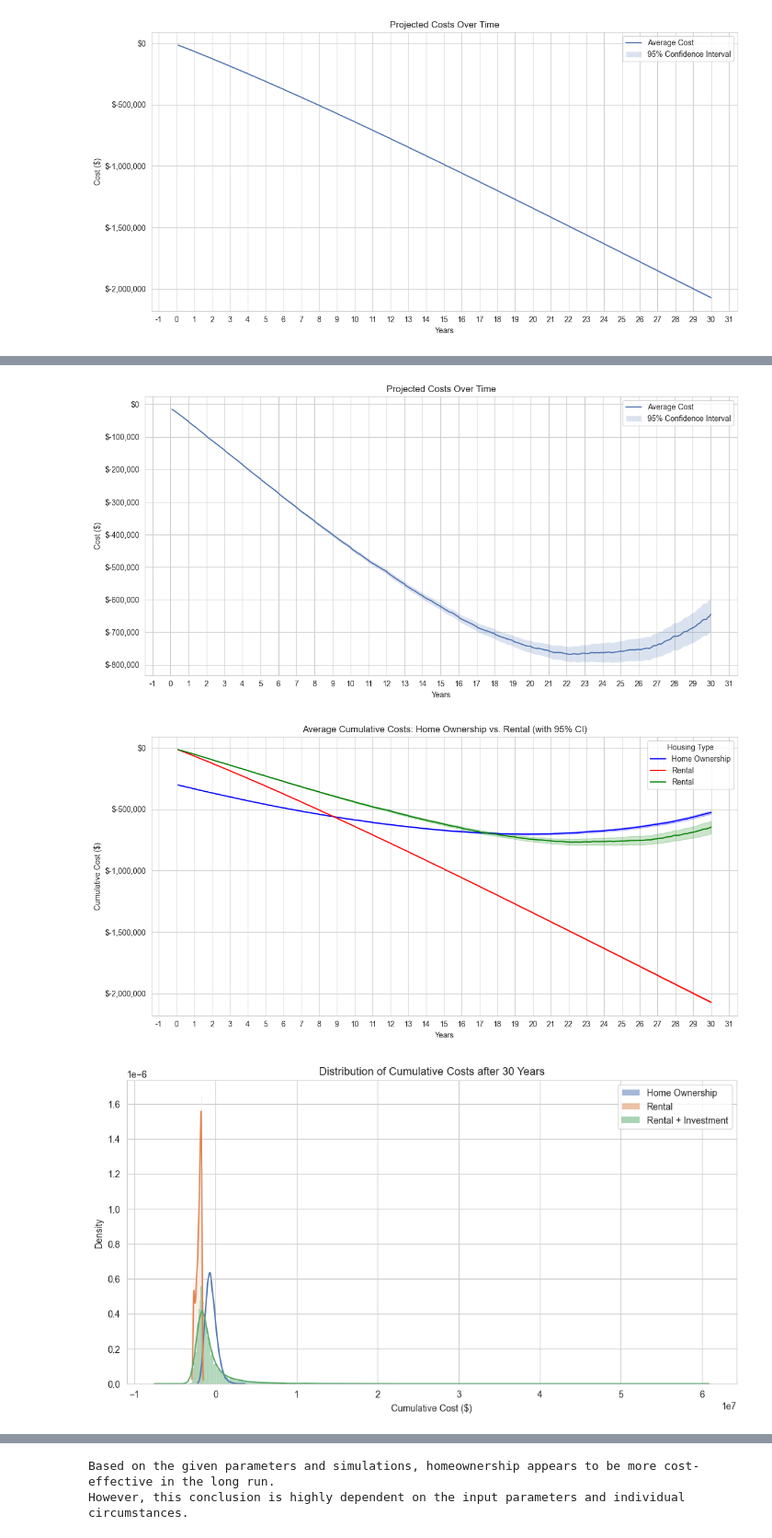
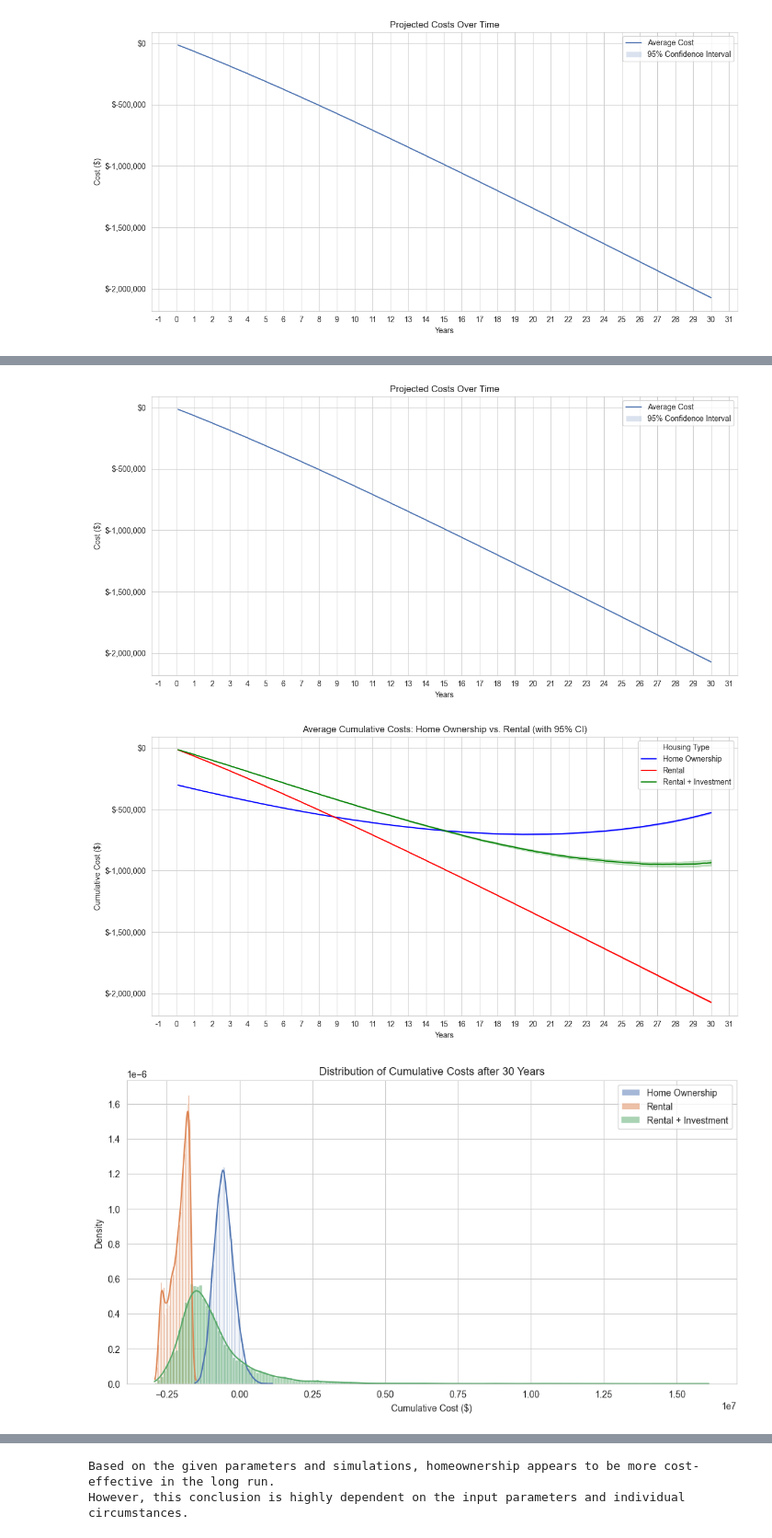
Before and after one commit to jcreinhold/nyc-home-cost-calculator, a Jupyter notebook: notebooks/example.ipynb, the cells around one changed output, grey strips where cells are left out. Shown: that part at 92% size. Saved outputs shown, nothing was run; the diff lists cells and outputs as text; code cells hidden in the pictures.

Commit message:
Add portfolio class to estimate investment returns

```diff
--- a/notebooks/example.ipynb
+++ b/notebooks/example.ipynb
@@ -37,7 +38,7 @@ home_calculator = NYCHomeCostCalculator(
     maintenance_rate=0.01,
     property_tax_rate=0.01,
     mean_appreciation_rate=0.03,
-    appreciation_volatility=0.1,
+    appreciation_volatility=0.05,
     mean_inflation_rate=0.02,
     inflation_volatility=0.015,
     mean_income_change_rate=0.03,
@@ -60,10 +61,10 @@ home_calculator = NYCHomeCostCalculator(
 home_results = home_calculator.simulate()
 
 # Plot the results
-home_calculator.plot(home_results.profit_loss)
+home_results.plot()
 
 # Save the results to an Excel spreadsheet
-home_calculator.export_to_excel("home-costs.xlsx", home_results.profit_loss)
+home_results.export_to_excel("home-costs.xlsx")
 # %% [output]
 [figure]
 # %%
@@ -96,2 +97,4 @@ rental_calculator.export_to_excel("rental-costs.xlsx", rent_results.profit_loss)
 # %% [output]
 [figure]
+# %%
+portfolio = Portfolio(["VTI", "VXUS", "BND"], weights=[0.6, 0.3, 0.1])
@@ -98,27 +103,18 @@ rental_calculator.export_to_excel("rental-costs.xlsx", rent_results.profit_loss)
 # %%
-investment_calculator = InvestmentCalculator(
-    initial_investment=down_payment,
-    monthly_contribution=0.0,
-    total_years=30,
-    mean_return_rate=0.07,
-    volatility=0.15,
-    degrees_of_freedom=4,
-    simulations=10_000,
-    rng=rng,
+investment_calculator = InvestmentCalculator.from_portfolio(
+    portfolio, initial_investment=down_payment, total_years=30, degrees_of_freedom=4, simulations=10_000, rng=rng
 )
-
 
 # Run simulation
 investment_results = investment_calculator.simulate()
 
 # Plot the results
-investment_calculator.plot(
-    investment_results.profit_loss,
-    title="Investment Value Over Time",
-    ylabel="Investment Value ($)",
-    label="Average Investment Value",
+investment_results.plot(
+    title="Investment Profit Over Time",
+    ylabel="Investment Profit ($)",
+    label="Average Investment Profit",
 )
 
 # Save the results to an Excel spreadsheet
-investment_calculator.export_to_excel("investment-costs.xlsx", investment_results.profit_loss)
+investment_results.export_to_excel("investment-costs.xlsx")
 # %% [output]
@@ -126,11 +122,11 @@ investment_calculator.export_to_excel("investment-costs.xlsx", investment_result
 # %%
 # Combine the rent results and investment results to compare with home ownership with rent + investment.
-rent_and_investment_results = rent_results + investment_results
+rent_and_invest_results = rent_results + investment_results
 
 # Plot the results
-rental_calculator.plot(rent_and_investment_results.profit_loss)
+rent_results.plot()
 # %% [output]
-[figure, old version]
+[figure, new version]
 # %%
 # Prepare data for plotting
 years = np.array(list(range(1, (12 * 30) + 1))) / 12
@@ -138,7 +134,7 @@ years = np.array(list(range(1, (12 * 30) + 1))) / 12
 # Calculate statistics for home ownership and rental
 home_means, home_ci_lower, home_ci_upper = calculate_confidence_intervals(home_results.profit_loss)
 rental_means, rental_ci_lower, rental_ci_upper = calculate_confidence_intervals(rent_results.profit_loss)
-rai_means, rai_ci_lower, rai_ci_upper = calculate_confidence_intervals(rent_and_investment_results.profit_loss)
+rai_means, rai_ci_lower, rai_ci_upper = calculate_confidence_intervals(rent_and_invest_results.profit_loss)
 
 # Plot average costs over time with confidence intervals
 plt.figure(figsize=(12, 6))
@@ -169,23 +165,23 @@ plt.gca().xaxis.set_minor_locator(ticker.MultipleLocator(0.25))
 plt.tight_layout()
 plt.show()
 # %% [output]
-[figure, old version]
+[figure, new version]
 # %%
 # Calculate and plot cost distribution for the final month
 home_final_month = home_results.profit_loss[-1]
 rental_final_month = rent_results.profit_loss[-1]
-rai_final_month = rent_and_investment_results.profit_loss[-1]
+rai_final_month = rent_and_invest_results.profit_loss[-1]
 
 fig, ax = plt.subplots(1, 1, figsize=(12, 6))
 sns.histplot(home_final_month, kde=True, stat="density", label="Home Ownership", ax=ax)
 sns.histplot(rental_final_month, kde=True, stat="density", label="Rental", ax=ax)
 sns.histplot(rai_final_month, kde=True, stat="density", label="Rental + Investment", ax=ax)
 plt.title("Distribution of Cumulative Costs after 30 Years")
 plt.xlabel("Cumulative Cost ($)")
 plt.ylabel("Density")
 plt.legend()
 plt.show()
 # %% [output]
-[figure, old version]
+[figure, new version]
 # %%
 # Calculate and print summary statistics
```
Also changed, not shown: parts of 6 cells of this notebook, 19 other files.
